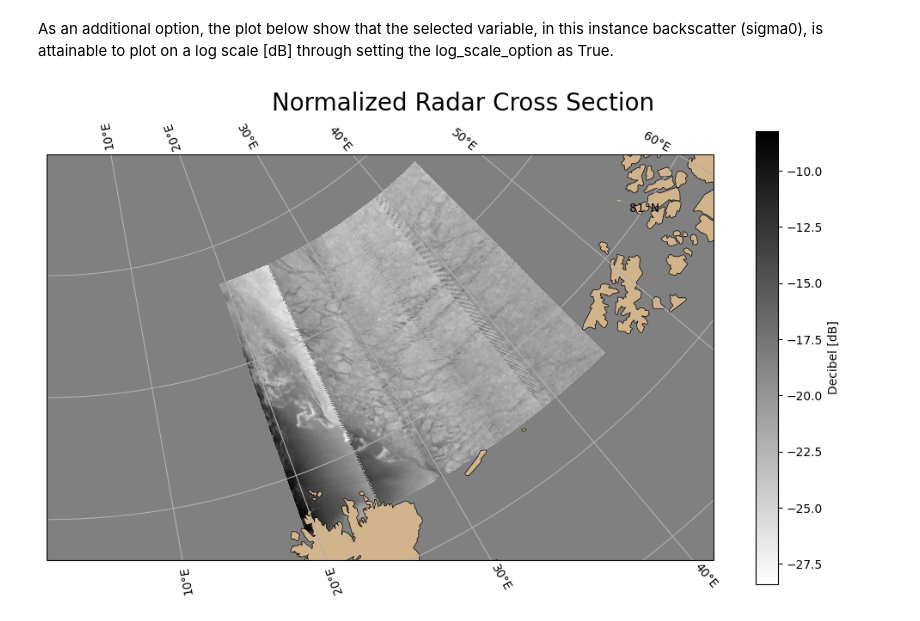
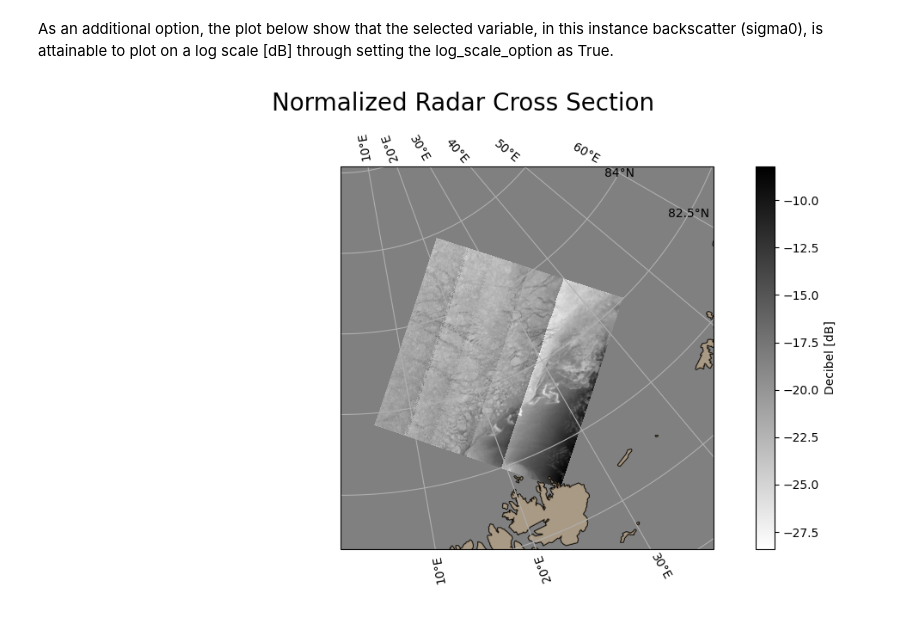
Before and after one commit to metno/MET_SAR-Doppler_User_Guide, a Jupyter notebook: _build/jupyter_execute/notebooks/Plot_Data_on_a_Map.ipynb, the cells around one changed output. Saved outputs shown, nothing was run; the diff lists cells and outputs as text; code cells hidden in the pictures.

```diff
--- a/_build/jupyter_execute/notebooks/Plot_Data_on_a_Map.ipynb
+++ b/_build/jupyter_execute/notebooks/Plot_Data_on_a_Map.ipynb
@@ -530,15 +526,15 @@ ArcticPlot_variables_on_a_map(dataset = ds_arctic,
 # %% [markdown]
 As an additional option, the plot below show that the selected variable, in this instance backscatter (sigma0), is attainable to plot on a log scale [dB] through setting the log_scale_option as True.
 # %%
-ArcticPlot_variables_on_a_map(dataset = ds_arctic,
+ArcticPlot_variables_on_a_map(ds = ds_arctic,
                             variable = ds_arctic.sigma0,
                             map_color = 'gray_r',
                             map_start_longitude = 0,
-                            map_end_longitude = 60,
-                            map_center_latitude = 81,  # Default 90
-                            map_edge_latitude = 80.5,  # Default 60
-                            title_fontsize = 20,       # Default 15
+                            map_end_longitude = 44,
+                            map_center_latitude = 86,  # Default 90
+                            map_edge_latitude = 80,    # Default 60
+                            title_fontsize = 20,        # Default 15
                             log_scale_option = True
                             )
 # %% [output]
-[figure, old version]
+[figure, new version]
```
Also changed, not shown: parts of 12 cells of this notebook, 34 other files.
